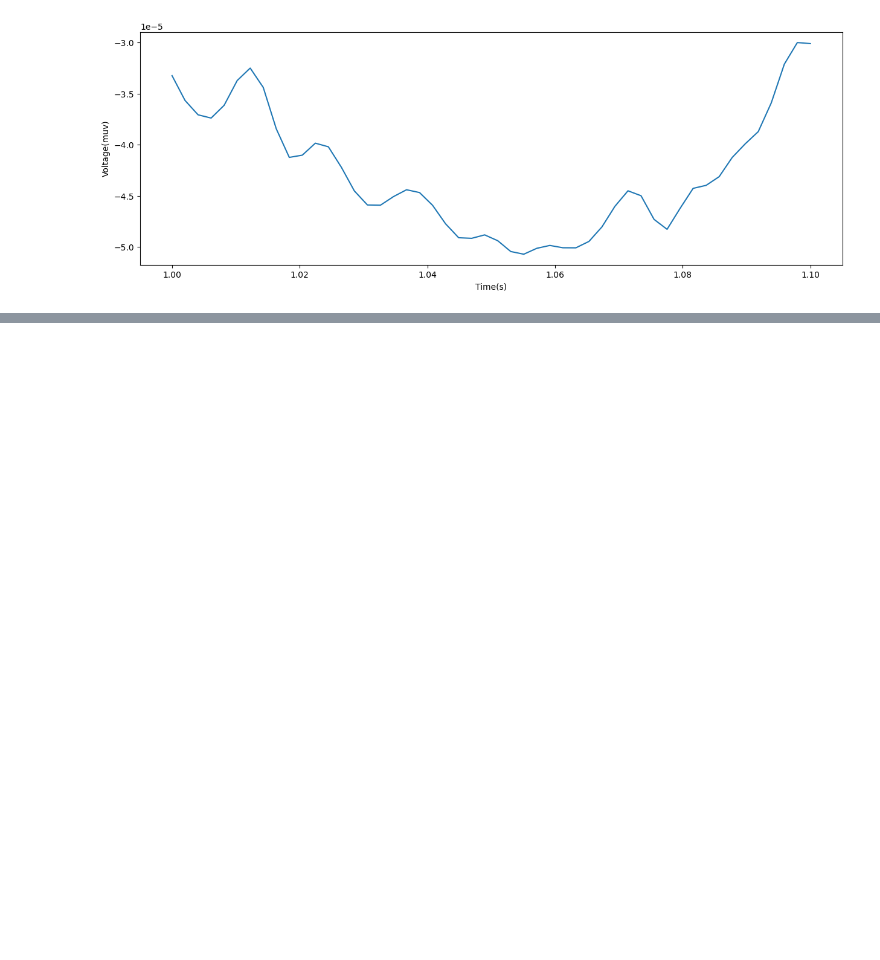
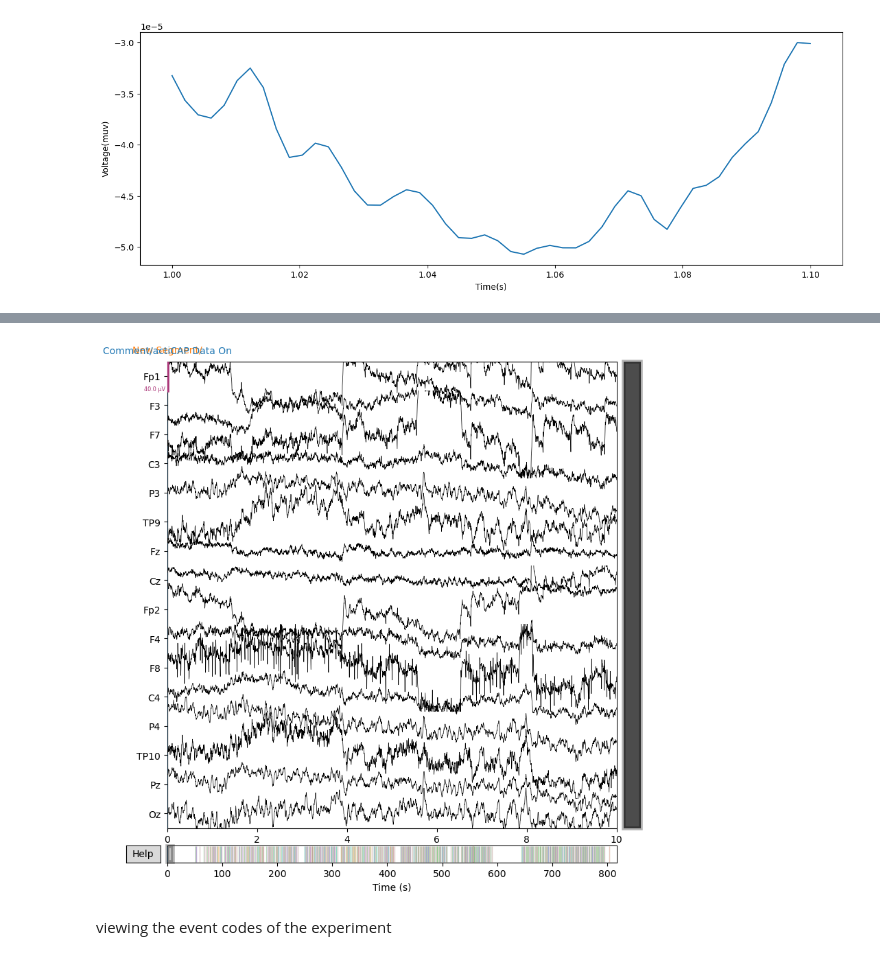
Before and after one commit to fdred7907/NESC_3505_textbook, a Jupyter notebook: 7-eeg/file1.ipynb, the cells around one changed output, grey strips where cells are left out. Cells and saved outputs as stored; diff of their text form; code cells hidden in the pictures; blank space fills up the shorter version.

```diff
--- a/7-eeg/file1.ipynb
+++ b/7-eeg/file1.ipynb
@@ -142,0 +218,7 @@ Text(0, 0.5, 'Voltage(muv)')
+# %%
+raw.plot()
+plt.show()
+# %% [output]
+[figure, added]
+# %% [markdown]
+viewing the event codes of the experiment
```
Also changed, not shown: parts of 24 cells of this notebook, 10 other files.
